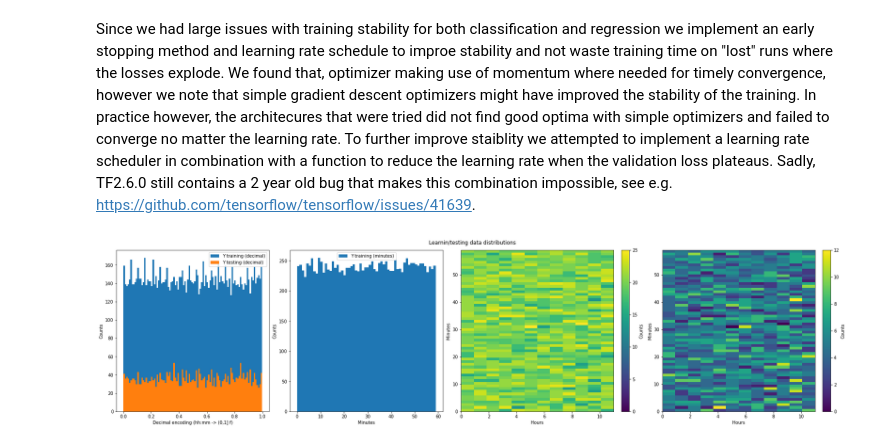
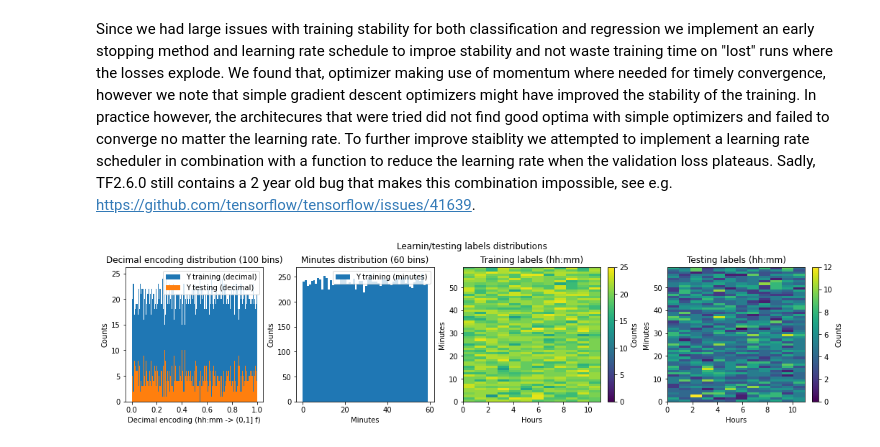
Before and after one commit to DGonzalezPicos/IDL, a Jupyter notebook: assingment2/Task 2.ipynb, the cells around one changed output. Cells and saved outputs as stored; diff of their text form; code cells hidden in the pictures.

```diff
--- a/assingment2/Task 2.ipynb
+++ b/assingment2/Task 2.ipynb
@@ -85,44 +92,51 @@ except AttributeError:
 # %% [output]
 Encoding from hh,mm -> f:  (14400, 2)  ->  (14400,)
 # %%
-default_model.train(x_train, y_train)
-default_model.test(x_test, y_test)
+# default_model.train(x_train, y_train)
+# default_model.test(x_test, y_test)
 # %% [markdown]
 ### Experiments
 # %% [markdown]
 Since we had large issues with training stability for both classification and regression we implement an early stopping method and learning rate schedule to improe stability and not waste training time on "lost" runs where the losses explode. We found that, optimizer making use of momentum where needed for timely convergence, however we note that simple gradient descent optimizers might have improved the stability of the training. In practice however, the architecures that were tried did not find good optima with simple optimizers and failed to converge no matter the learning rate. To further improve staiblity we attempted to implement a learning rate scheduler in combination with a function to reduce the learning rate when the validation loss plateaus. Sadly, TF2.6.0 still contains a 2 year old bug that makes this combination impossible, see e.g. https://github.com/tensorflow/tensorflow/issues/41639.
 # %%
-import matplotlib
+import matplotlib as mpl
 import matplotlib.pyplot as plt
+mpl.rcParams['figure.dpi'] = 300
+n_runs = 3
+n_epochs = 50
 # %%
 # Data visualization
-fig, (ax, ax4, ax2, ax3) = plt.subplots(1, 4, constrained_layout=True, figsize=(24, 6))
-ax.hist(y_train, bins=100, label="Y training (decimal)")
-ax.hist(y_test, bins=100, label="Y testing (decimal)")
+fig, (ax, ax4, ax2, ax3) = plt.subplots(1, 4, constrained_layout=True, figsize=(24*0.6, 6*0.6))
+ax.hist(y_train, bins=720, label="Y training (decimal)")
+ax.hist(y_test, bins=720, label="Y testing (decimal)")
 ax.set_xlabel("Decimal encoding (hh:mm -> (0,1] f)")
 ax.set_ylabel("Counts")
 ax.legend()
+ax.set_title("Decimal encoding distribution (100 bins)")
 
 hist = ax2.hist2d(base_y_train[:, 0], base_y_train[:, 1], vmin=0., bins=[12, 60], label="Y training (hh:mm)")
 fig.colorbar(hist[3], ax=ax2,label="Counts")
 ax2.set_xlabel("Hours")
 ax2.set_ylabel("Minutes")
+ax2.set_title("Training labels (hh:mm)")
 
 hist = ax3.hist2d(base_y_test[:, 0], base_y_test[:, 1], vmin=0., bins=[12, 60], label="Y testing (hh:mm)")
 fig.colorbar(hist[3], ax=ax3, label="Counts")
 ax3.set_xlabel("Hours")
 ax3.set_ylabel("Minutes")
+ax3.set_title("Testing labels (hh:mm)")
 
 ax4.hist(base_y_train[:, 1], bins=60, label="Y training (minutes)")
 ax4.set_xlabel("Minutes")
 ax4.set_ylabel("Counts")
 ax4.legend()
+ax4.set_title("Minutes distribution (60 bins)")
 
-fig.suptitle("Learnin/testing data distributions")
+fig.suptitle("Learnin/testing labels distributions")
 
 plt.show()
 # %% [output]
-[figure, old version]
+[figure, new version]
 # %%
 # Classification
 def prep_class_1head(settings, n_classes):
```
Also changed, not shown: parts of 17 cells of this notebook, 3 other files.
